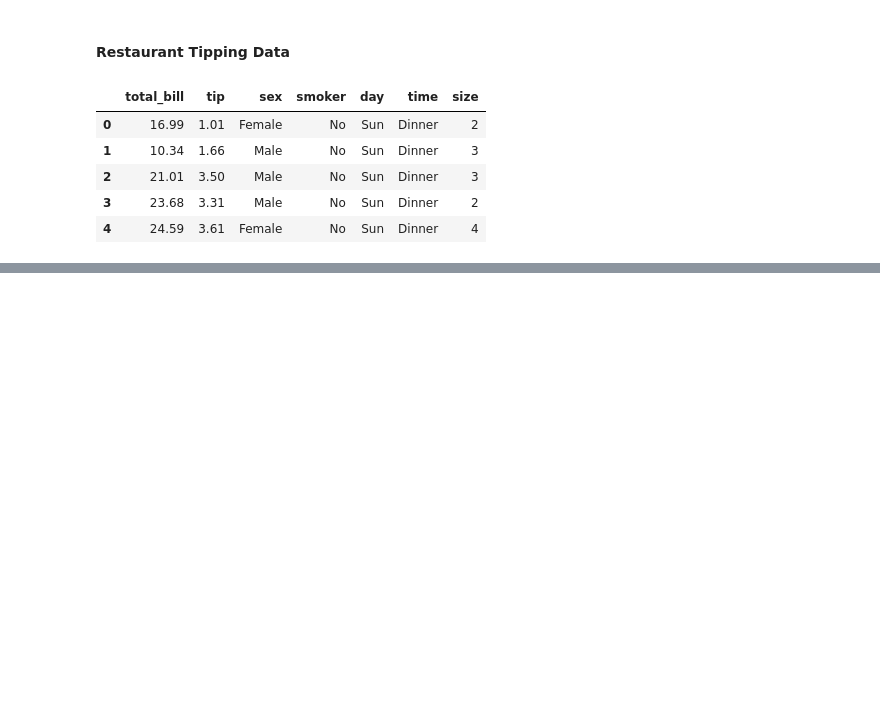
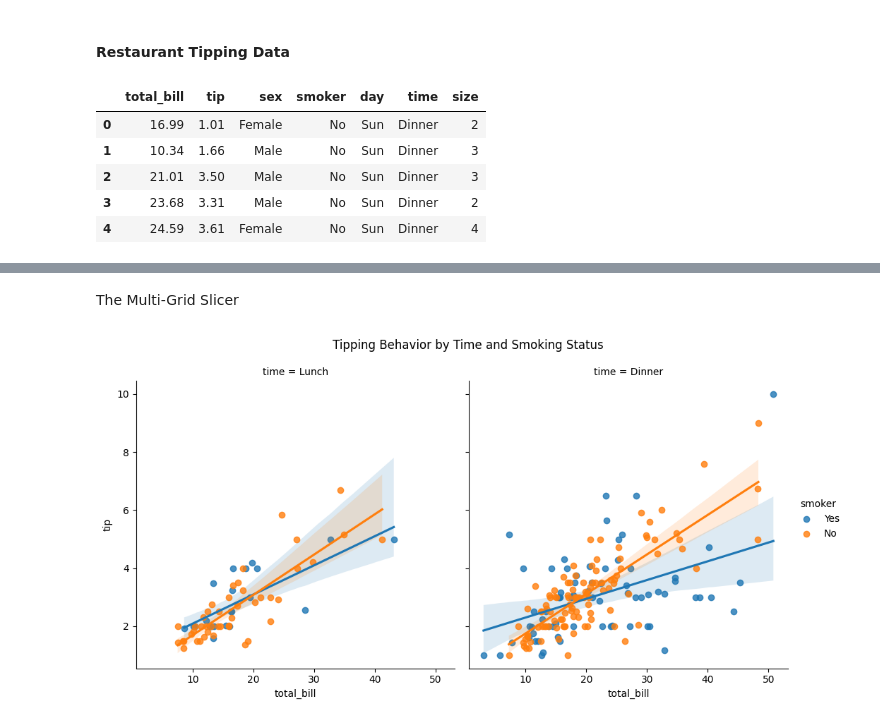
Before and after one commit to sanodyaJinadasa/Data-Visualization, a Jupyter notebook: Regression_Mastery.ipynb, the cells around one changed output, grey strips where cells are left out. Drawn from its saved outputs; the diff is of its cells as text; code cells hidden in the pictures; blank space fills up the shorter version.

```diff
--- a/Regression_Mastery.ipynb
+++ b/Regression_Mastery.ipynb
@@ -21,0 +31,17 @@ tips.head()
+# %% [markdown]
+The Multi-Grid Slicer
+# %%
+sns.lmplot(
+    x="total_bill",
+    y="tip",
+    data=tips,
+    hue="smoker",
+    col="time",
+    height=5,
+    aspect=1
+)
+
+plt.suptitle("Tipping Behavior by Time and Smoking Status", y=1.05)
+plt.show()
+# %% [output]
+[figure, added]
```
Also changed, not shown: parts of 7 cells of this notebook.
